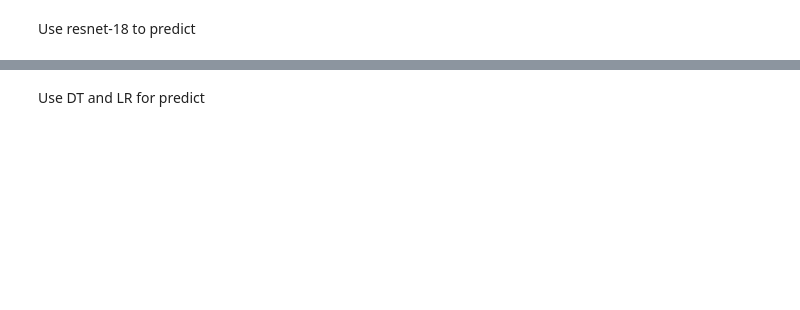
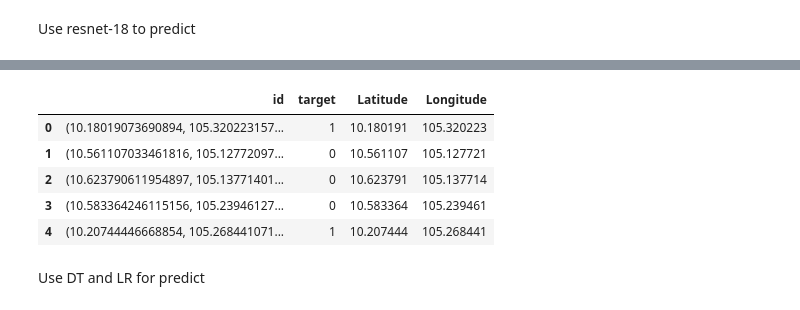
Before and after one commit to justpqa/EYChallenge, a Jupyter notebook: EYChallenge1_Colab.ipynb, the cells around one changed output, grey strips where cells are left out. Saved outputs shown, nothing was run; the diff lists cells and outputs as text; code cells hidden in the pictures; blank space fills up the shorter version.

Commit message:
get multiple days of data

```diff
--- a/EYChallenge1_Colab.ipynb
+++ b/EYChallenge1_Colab.ipynb
@@ -431,0 +685,9 @@ df.head()
+# %%
+pred2 = predict(my_test_dataloader_2)
+# %%
+pred3 = predict(my_test_dataloader_3)
+# %%
+df = pd.DataFrame({"target1": pred1, "target2" : pred2, "target3": pred3})
+# %%
+df["target"] = (df["target1"] + df["target2"] + df["target3"]) / 3
+df["target"] = df["target"].apply(lambda x: 1 if x > 0.5 else 0)
@@ -432,5 +703,14 @@ df.head()
 # %%
 test_data["target"] = df["target"]
+# %%
+test_data.head()
+# %% [output]
+|  | id | target | Latitude | Longitude |
+| 0 | (10.18019073690894, 105.320223157... | 1 | 10.180191 | 105.320223 |
+| 1 | (10.561107033461816, 105.12772097... | 0 | 10.561107 | 105.127721 |
+| 2 | (10.623790611954897, 105.13771401... | 0 | 10.623791 | 105.137714 |
+| 3 | (10.583364246115156, 105.23946127... | 0 | 10.583364 | 105.239461 |
+| 4 | (10.20744446668854, 105.268441071... | 1 | 10.207444 | 105.268441 |
 # %%
 export_RN = test_data[["id", "target"]]
 # %%
```
Also changed, not shown: parts of 51 cells of this notebook.
